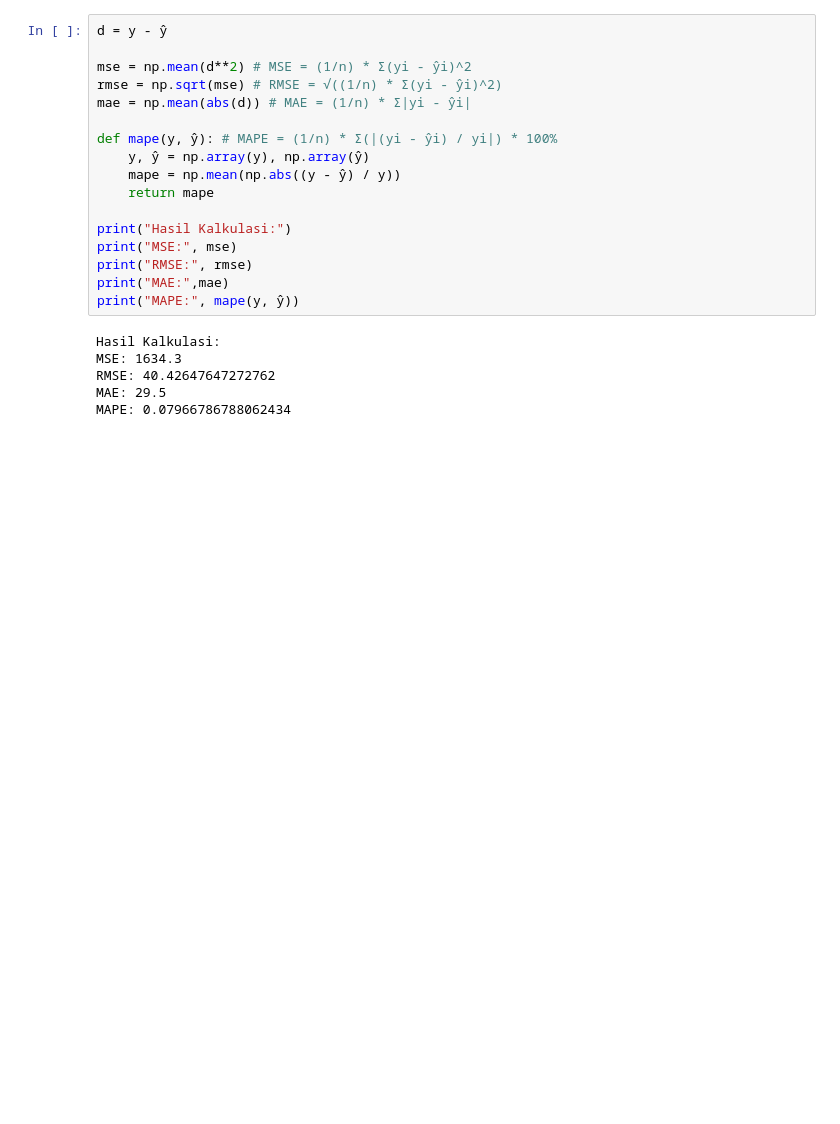
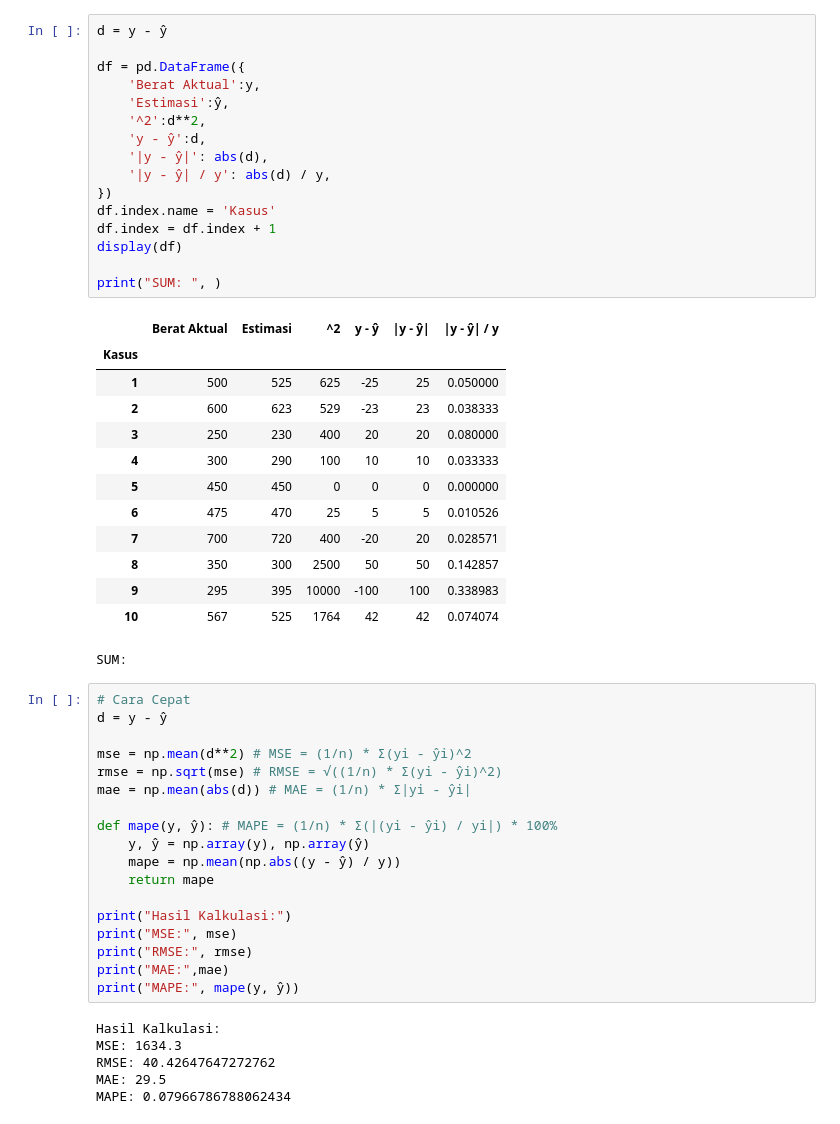
Before and after one commit to novay/amikom, a Jupyter notebook: ds_rk2_kasus_3.ipynb, the cells around one changed output. Saved outputs shown, nothing was run; the diff lists cells and outputs as text; blank space fills up the shorter version.

```diff
--- a/ds_rk2_kasus_3.ipynb
+++ b/ds_rk2_kasus_3.ipynb
@@ -39,4 +58,35 @@ plt.show()
+# %%
+d = y - ŷ
+
+df = pd.DataFrame({
+    'Berat Aktual':y,
+    'Estimasi':ŷ,
+    '^2':d**2,
+    'y - ŷ':d,
+    '|y - ŷ|': abs(d),
+    '|y - ŷ| / y': abs(d) / y,
+})
+df.index.name = 'Kasus'
+df.index = df.index + 1
+display(df)
+
+print("SUM: ", )
+# %% [output]
+|  | Berat Aktual | Estimasi | ^2 | y - ŷ | |y - ŷ| | |y - ŷ| / y |
+| Kasus |  |  |  |  |  |  |
+| 1 | 500 | 525 | 625 | -25 | 25 | 0.050000 |
+| 2 | 600 | 623 | 529 | -23 | 23 | 0.038333 |
+| 3 | 250 | 230 | 400 | 20 | 20 | 0.080000 |
+| 4 | 300 | 290 | 100 | 10 | 10 | 0.033333 |
+| 5 | 450 | 450 | 0 | 0 | 0 | 0.000000 |
+| 6 | 475 | 470 | 25 | 5 | 5 | 0.010526 |
+| 7 | 700 | 720 | 400 | -20 | 20 | 0.028571 |
+| 8 | 350 | 300 | 2500 | 50 | 50 | 0.142857 |
+| 9 | 295 | 395 | 10000 | -100 | 100 | 0.338983 |
+| 10 | 567 | 525 | 1764 | 42 | 42 | 0.074074 |
+SUM:
 # %%
+# Cara Cepat
 d = y - ŷ
 
 mse = np.mean(d**2) # MSE = (1/n) * Σ(yi - ŷi)^2
```
Also changed, not shown: parts of 3 cells of this notebook.
